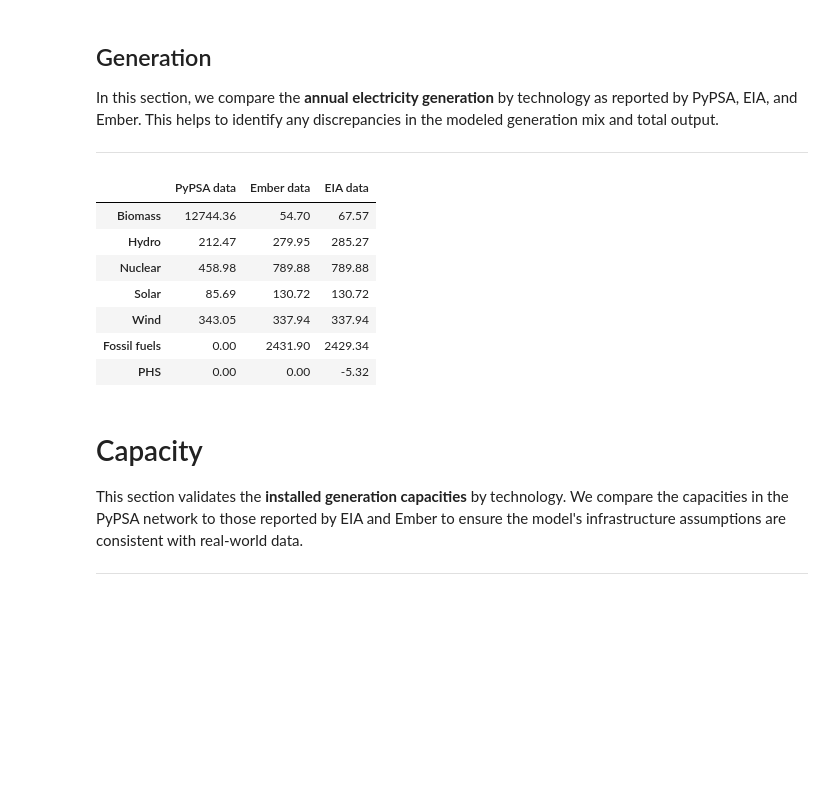
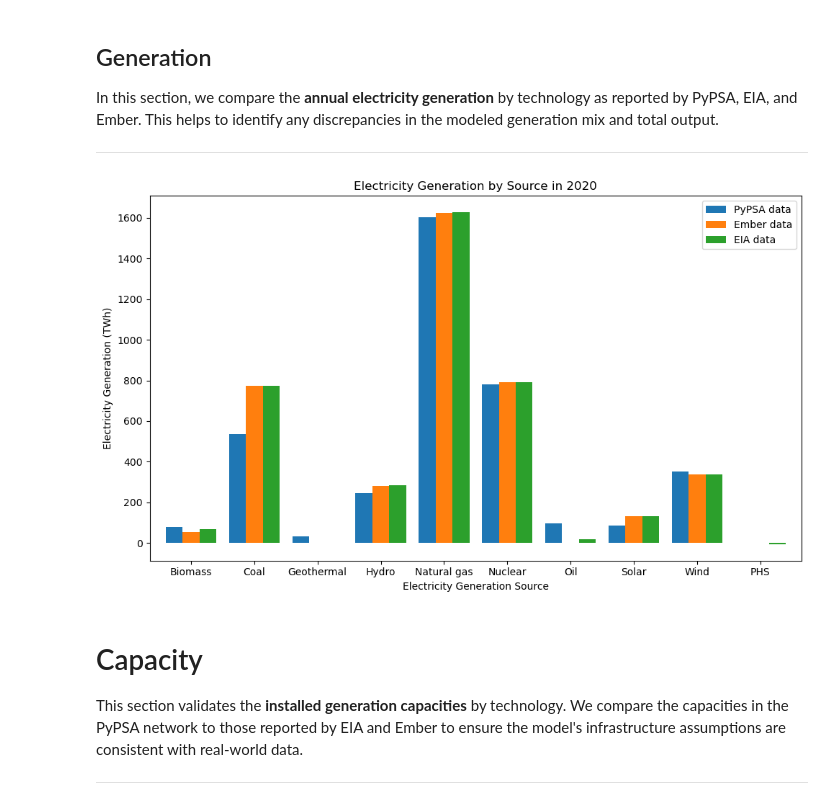
Before and after one commit to open-energy-transition/efuels-supply-potentials, a Jupyter notebook: notebooks/validation_EIA_Ember.ipynb, the cells around one changed output. Drawn from its saved outputs; the diff is of its cells as text; code cells hidden in the pictures; blank space fills up the shorter version.

Commit message:
added electricity demand and more details to generation

```diff
--- a/notebooks/validation_EIA_Ember.ipynb
+++ b/notebooks/validation_EIA_Ember.ipynb
@@ -106,21 +81,21 @@ In this section, we compare the **annual electricity generation** by technology
 ---
 # %%
 ember_data = load_ember_data()
-generation_data_ember = get_generation_capacity_ember(
+generation_data_ember = get_generation_capacity_ember_detail(
         ember_data, three_country_code, horizon).round(2)
-generation_data_ember.drop(['Load shedding'], inplace=True)
+generation_data_ember.drop(['Load shedding', 'Other Fossil'], inplace=True)
 
 EIA_generation = get_data_EIA(EIA_generation_path, country_code, horizon)
-EIA_generation = preprocess_eia_data(EIA_generation).round(2)
+EIA_generation = preprocess_eia_data_detail(EIA_generation).round(2)
 # %%
 ac_balance = base_network.statistics.energy_balance().xs("AC", level=2)
 ac_total = (ac_balance[ac_balance>0]/1e6).unstack().sum().rename({
+        "CCGT": "Natural gas",  "OCGT": "Natural gas", "Csp": "Solar",
+        "biomass EOP": "Biomass", "biomass": "Biomass", "coal": "Coal",
+        "oil": "Oil", "urban central gas CHP": "Natural gas",
+        "urban central solid biomass CHP": "Biomass",
+        "solar": "Solar", "Run of River": "Hydro", "Reservoir & Dam": "Hydro",
         "Onshore Wind": "Wind", "offwind": "Wind", "Offshore Wind (DC)": "Wind",
-        "solar": "Solar", "Run of River": "Hydro", "Reservoir & Dam": "Hydro",
-        "geothermal": "Geothermal", "nuclear": "Nuclear", "hydro": "Hydro",
-        "OCGT": "Fossil fuels", "CCGT": "Fossil fuels", "Oil": "Fossil fuels",
-        "Coal": "Fossil fuels", "biomass": "Biomass", "urban central gas CHP": "Fossil fuels",
-        "urban central solid biomass CHP": "Biomass",
     }).to_frame('PyPSA data').groupby(level=0).sum().round(2)
 
 pypsa_gen_final = ac_total[ac_total > 0].dropna()
@@ -128,16 +103,16 @@ pypsa_gen_final.drop(['DC'], inplace=True)
 # %%
 generation_df = pd.concat(
     [pypsa_gen_final, generation_data_ember, EIA_generation], axis=1).fillna(0)
-generation_df
-# %% [output]
-|  | PyPSA data | Ember data | EIA data |
-| Biomass | 12744.36 | 54.70 | 67.57 |
-| Hydro | 212.47 | 279.95 | 285.27 |
-| Nuclear | 458.98 | 789.88 | 789.88 |
-| Solar | 85.69 | 130.72 | 130.72 |
-| Wind | 343.05 | 337.94 | 337.94 |
-| Fossil fuels | 0.00 | 2431.90 | 2429.34 |
-| PHS | 0.00 | 0.00 | -5.32 |
+# %%
+generation_df.plot(kind="bar", figsize=(10, 6), width=0.8)
+plt.title(f"Electricity Generation by Source in {horizon}")
+plt.ylabel("Electricity Generation (TWh)")
+plt.xticks(rotation=0)
+plt.xlabel("Electricity Generation Source")
+plt.legend(loc='upper right')
+plt.tight_layout()
+# %% [output]
+[figure, added]
 # %% [markdown]
 # Capacity
 
```
Also changed, not shown: parts of 15 cells of this notebook, 1 other file.
